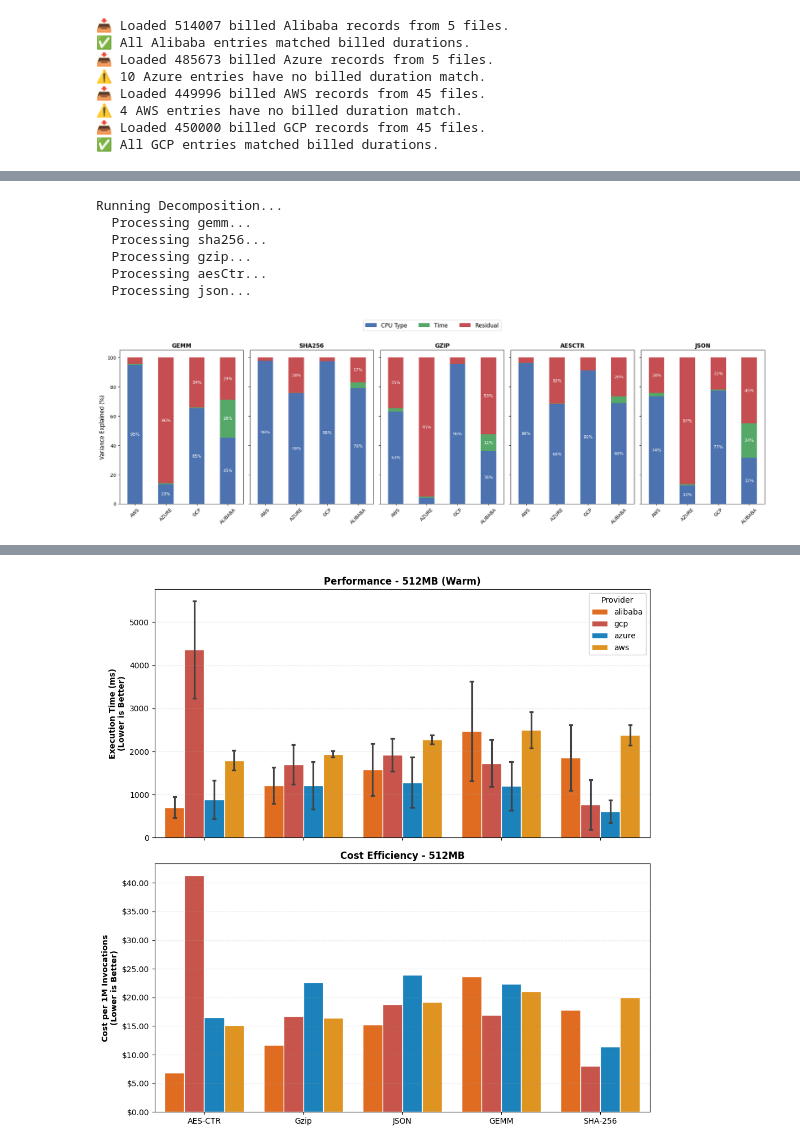
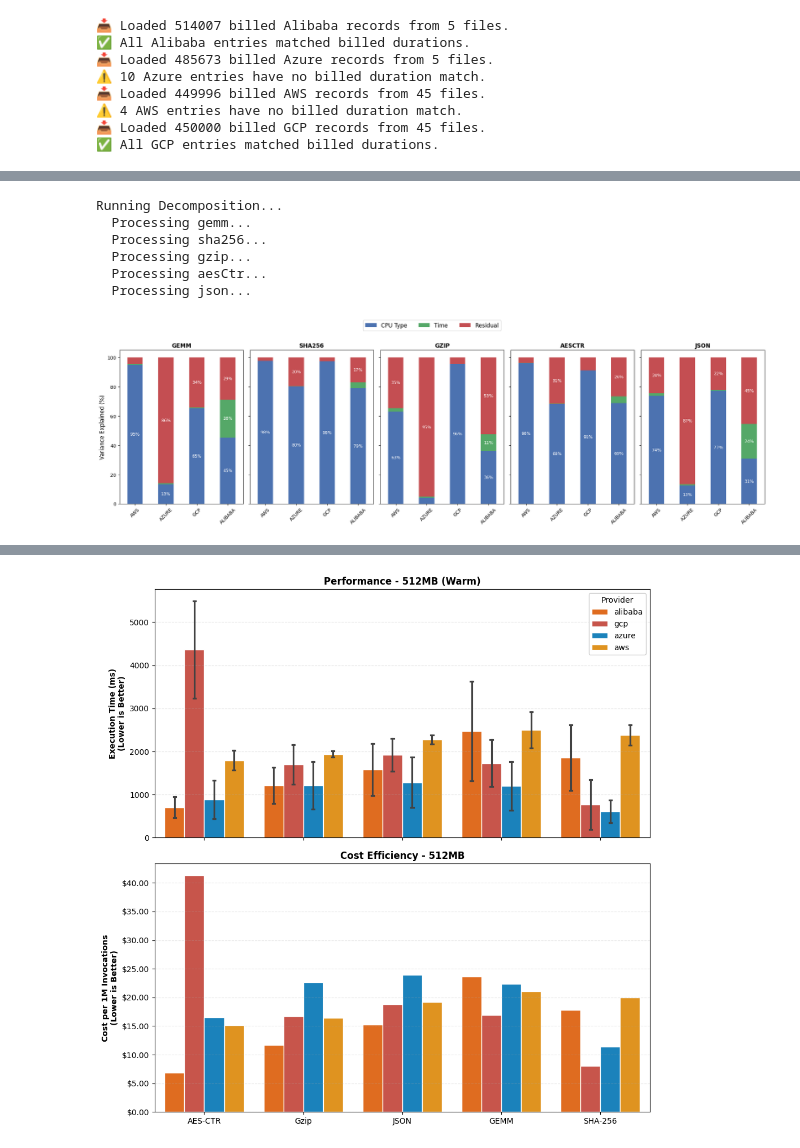
Before and after one commit to Persists/classifaas-results, a Jupyter notebook: stage_c.ipynb, the cells around one changed output, grey strips where cells are left out. Cells and saved outputs as stored; diff of their text form; code cells hidden in the pictures.

```diff
--- a/stage_c.ipynb
+++ b/stage_c.ipynb
@@ -92,17 +304,41 @@ import pandas as pd
 import matplotlib.pyplot as plt
 import statsmodels.api as sm
 from statsmodels.formula.api import ols
+
 from helpers.benchmark import filter_cpu_data, metric_for_benchmark
 
+
+# --- Stage C slot binning (23/05/11/17 UTC) ---
+def _slot_bin_stage_c_utc(ts: pd.Series) -> pd.Series:
+    """
+    Stage C slots are at 23, 05, 11, 17 UTC (every 6h, offset -1h).
+    This bins any timestamp into the correct slot even if benchmarks ran sequentially within the slot.
+    """
+    ts = pd.to_datetime(ts, utc=True)
+    return (ts + pd.Timedelta(hours=1)).dt.floor("6h") - pd.Timedelta(hours=1)
+
+
+def _provider_local_tz(provider: str) -> str:
+    # Real location time:
+    # aws/gcp/alibaba = us-east, azure = germany west central
+    return "Europe/Berlin" if provider == "azure" else "America/New_York"
+
+
 # --- 1. Data Preparation ---
-def analyze_provider(provider, df, benchmark_type):
+def analyze_provider(provider: str, df: pd.DataFrame, benchmark_type: str) -> pd.DataFrame:
     memory_size = 512
 
-    # Ensure timestamp is datetime
+    # Ensure timestamp is UTC-aware
     if not pd.api.types.is_datetime64_any_dtype(df["timestamp"]):
+        df = df.copy()
         df["timestamp"] = pd.to_datetime(df["timestamp"], utc=True)
+    else:
+        # If dtype is datetime but tz-naive, force UTC
+        if getattr(df["timestamp"].dt, "tz", None) is None:
+            df = df.copy()
+            df["timestamp"] = pd.to_datetime(df["timestamp"], utc=True)
 
-    # Use the centralized filtering function
+    # Use your centralized filtering (OUTLIER FILTER ACTIVE)
     df_filtered = filter_cpu_data(
         df=df,
         provider=provider,
@@ -110,53 +346,72 @@ def analyze_provider(provider, df, benchmark_type):
         benchmark=benchmark_type,
         group_on_timestamp=False,
         region=None,
-        remove_cold=True
+        remove_cold=True,
+        no_outlier_filter=False,   # keep outlier filtering ON
     )
 
     if df_filtered.empty:
         return pd.DataFrame()
 
     metric = metric_for_benchmark(benchmark_type)
+    if metric not in df_filtered.columns:
+        return pd.DataFrame()
 
-    # Aggregate to per-instance means
+    # Aggregate to per-instance means (warm invocations only already)
     per_instance = (
         df_filtered
+        .dropna(subset=["instance_id", "cpu_type", "timestamp", metric])
         .groupby(["instance_id", "cpu_type"], as_index=False)
         .agg({metric: "mean", "timestamp": "min"})
         .rename(columns={metric: "mean_benchmark_time_ms"})
     )
 
-    # Binning: floor('h') groups into hourly buckets
-    per_instance["time_bin"] = per_instance["timestamp"].astype(str)
+    if per_instance.empty:
+        return per_instance
+
+    # Bin into the Stage C experiment slot, then convert to provider-local time for the factor
+    tz = _provider_local_tz(provider)
+    per_instance["time_bin"] = (
+        _slot_bin_stage_c_utc(per_instance["timestamp"])
+        .dt.tz_convert(tz)
+        .astype(str)
+    )
 
     return per_instance
 
+
 # --- 2. Variance Decomposition ---
-def get_variance_decomposition(df):
-    if df.empty or df["cpu_type"].nunique() < 2:
+def get_variance_decomposition(df_in: pd.DataFrame):
+    if df_in.empty or df_in["cpu_type"].nunique() < 2:
+        return None
+
+    # Need at least 2 time bins to estimate a time effect
+    if df_in["time_bin"].nunique() < 2:
         return None
 
     try:
-        model = ols('mean_benchmark_time_ms ~ C(cpu_type) + C(time_bin)', data=df).fit()
+        model = ols("mean_benchmark_time_ms ~ C(cpu_type) + C(time_bin)", data=df_in).fit()
         anova_table = sm.stats.anova_lm(model, typ=2)
-        ss_total = anova_table['sum_sq'].sum()
 
+        ss_total = anova_table["sum_sq"].sum()
         if ss_total == 0:
             return None
 
-        results = {}
-        results['CPU Type'] = (anova_table.loc['C(cpu_type)', 'sum_sq'] / ss_total) * 100
+        results = {
+            "CPU Type": (anova_table.loc["C(cpu_type)", "sum_sq"] / ss_total) * 100
+        }
 
-        if 'C(time_bin)' in anova_table.index:
-            results['Time'] = (anova_table.loc['C(time_bin)', 'sum_sq'] / ss_total) * 100
+        if "C(time_bin)" in anova_table.index:
+            results["Time"] = (anova_table.loc["C(time_bin)", "sum_sq"] / ss_total) * 100
         else:
-            results['Time'] = 0.0
+            results["Time"] = 0.0
 
-        results['Residual'] = (anova_table.loc['Residual', 'sum_sq'] / ss_total) * 100
+        results["Residual"] = (anova_table.loc["Residual", "sum_sq"] / ss_total) * 100
         return results
 
-    except Exception as e:
+    except Exception:
         return None
+
 
 # --- 3. Execution Loop ---
 benchmarks = ["gemm", "sha256", "gzip", "aesCtr", "json"]
@@ -184,40 +439,46 @@ if all_results:
     fig, axes = plt.subplots(nrows=1, ncols=len(benchmarks), figsize=(20, 6), sharey=True)
 
     colors = {"CPU Type": "#4c72b0", "Time": "#55a868", "Residual": "#c44e52"}
 
     for i, bench in enumerate(benchmarks):
         ax = axes[i]
 
         data = full_df[full_df["Benchmark"] == bench].set_index("Provider")
         plot_data = data[["CPU Type", "Time", "Residual"]]
 
-        plot_data.plot(kind='bar', stacked=True, ax=ax, color=[colors[c] for c in plot_data.columns], legend=False)
+        plot_data.plot(
+            kind="bar",
+            stacked=True,
+            ax=ax,
+            color=[colors[c] for c in plot_data.columns],
+            legend=False
+        )
 
-        ax.set_title(bench.upper(), fontsize=12, fontweight='bold')
+        ax.set_title(bench.upper(), fontsize=12, fontweight="bold")
         ax.set_xlabel("")
-        ax.tick_params(axis='x', rotation=45)
+        ax.tick_params(axis="x", rotation=45)
 
         for c in ax.containers:
-            labels = [f'{v.get_height():.0f}%' if v.get_height() > 10 else '' for v in c]
-            ax.bar_label(c, labels=labels, label_type='center', color='white', fontsize=9)
+            labels = [f"{v.get_height():.0f}%" if v.get_height() > 10 else "" for v in c]
+            ax.bar_label(c, labels=labels, label_type="center", color="white", fontsize=9)
 
     handles, labels = axes[0].get_legend_handles_labels()
-    fig.legend(handles, labels, loc='upper center', bbox_to_anchor=(0.5, 1.05), ncol=3, fontsize=12)
+    fig.legend(handles, labels, loc="upper center", bbox_to_anchor=(0.5, 1.05), ncol=3, fontsize=12)
 
     axes[0].set_ylabel("Variance Explained (%)", fontsize=12)
 
     plt.tight_layout(rect=[0, 0, 1, 0.95])
     plt.show()
 else:
     print("No sufficient data found for decomposition.")
 # %% [output]
 Running Decomposition...
   Processing gemm...
   Processing sha256...
   Processing gzip...
   Processing aesCtr...
   Processing json...
-[figure, old version]
+[figure, new version]
 # %%
 import os
 import numpy as np
```
Also changed, not shown: parts of 7 cells of this notebook, 2 other files.
